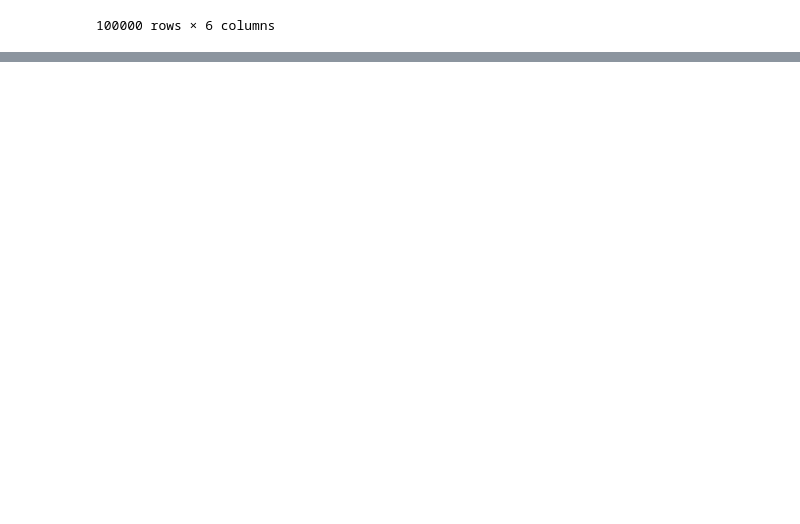
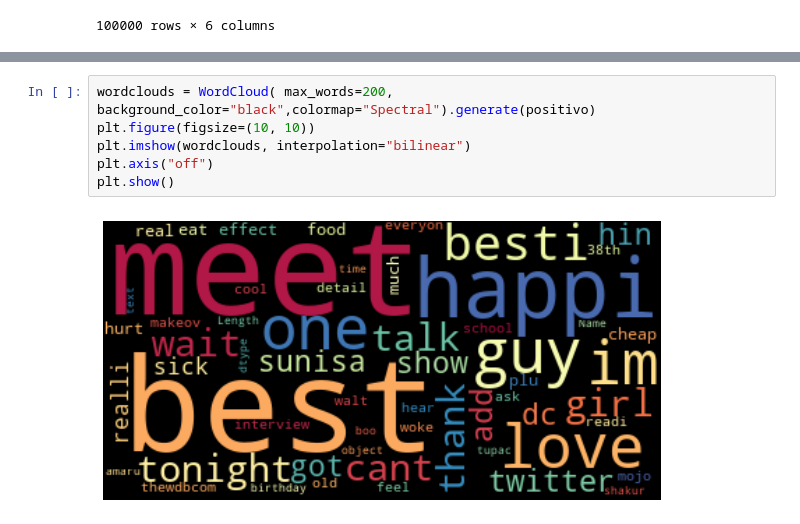
Before and after one commit to caroacostatovany/sentiment_analysis_tweets, a Jupyter notebook: notebooks/EDA.ipynb, the cells around one changed output, grey strips where cells are left out. Drawn from its saved outputs; the diff is of its cells as text; blank space fills up the shorter version.

```diff
--- a/notebooks/EDA.ipynb
+++ b/notebooks/EDA.ipynb
@@ -160,0 +218,8 @@ df_2
+# %%
+wordclouds = WordCloud( max_words=200, background_color="black",colormap="Spectral").generate(positivo)
+plt.figure(figsize=(10, 10))
+plt.imshow(wordclouds, interpolation="bilinear")
+plt.axis("off")
+plt.show()
+# %% [output]
+[figure, added]
```
Also changed, not shown: parts of 11 cells of this notebook.
